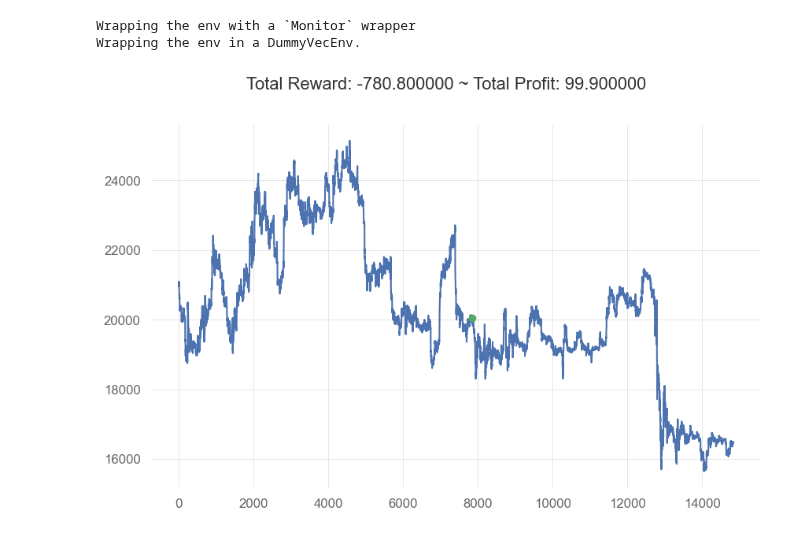
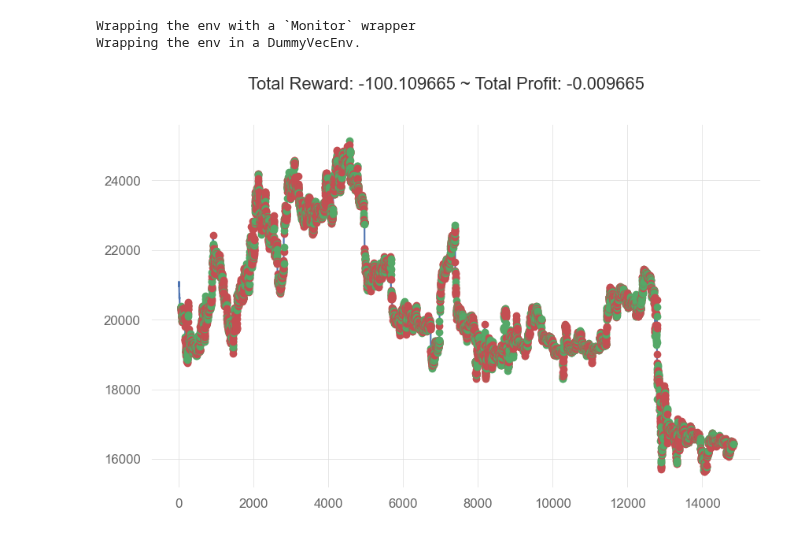
Before and after one commit to zizzs3228/trading, a Jupyter notebook: AIbot.ipynb, the cells around one changed output. Drawn from its saved outputs; the diff is of its cells as text; code cells hidden in the pictures.

```diff
--- a/AIbot.ipynb
+++ b/AIbot.ipynb
@@ -154,31 +154,31 @@ num_cpu = 1
 # %%
 env = MyCustomEnv(df=enddf, frame_bound=(start_index+50,end_index), window_size=window_size)
 
 profit = []
 results = []
-model = PPO.load('models\\test31\\410000.zip',env=env)
+model = PPO.load('models\\test73\\80000.zip',env=env)
 
 obs = env.reset()
 # print(f'Test №{i}')
 
 while True:
     action, state = model.predict(obs)
     obs, reward, done, info = env.step(action)
     results.append(info['total_profit'])
     # rewards.append(reward)
     if done:
         break
     # profit.append(info['total_profit'])
 # print(info['total_profit'])
 plt.cla()
 env.render_all()
 plt.show()
 # plt.scatter(range(len(rewards)), rewards)
 # plt.show()
 # %% [output]
 Wrapping the env with a `Monitor` wrapper
 Wrapping the env in a DummyVecEnv.
-[figure, old version]
+[figure, new version]
 # %%
 # results = {'deposit':results}
 # results = pd.DataFrame(results)
```
Also changed, not shown: 3 other files.
